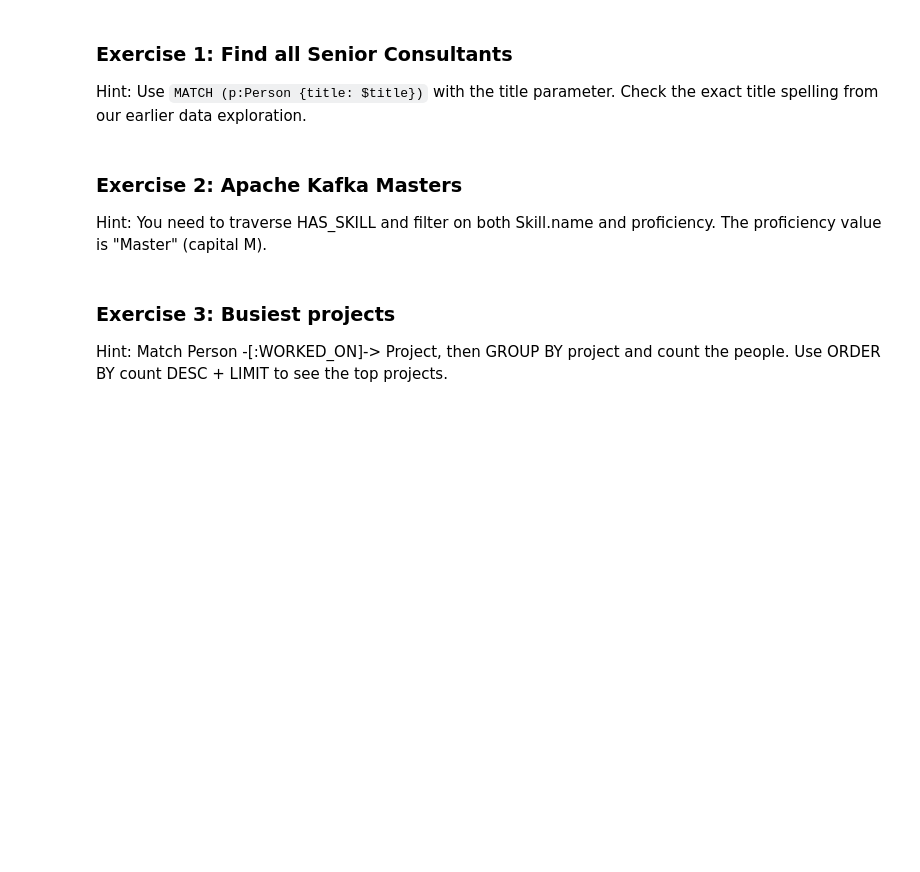
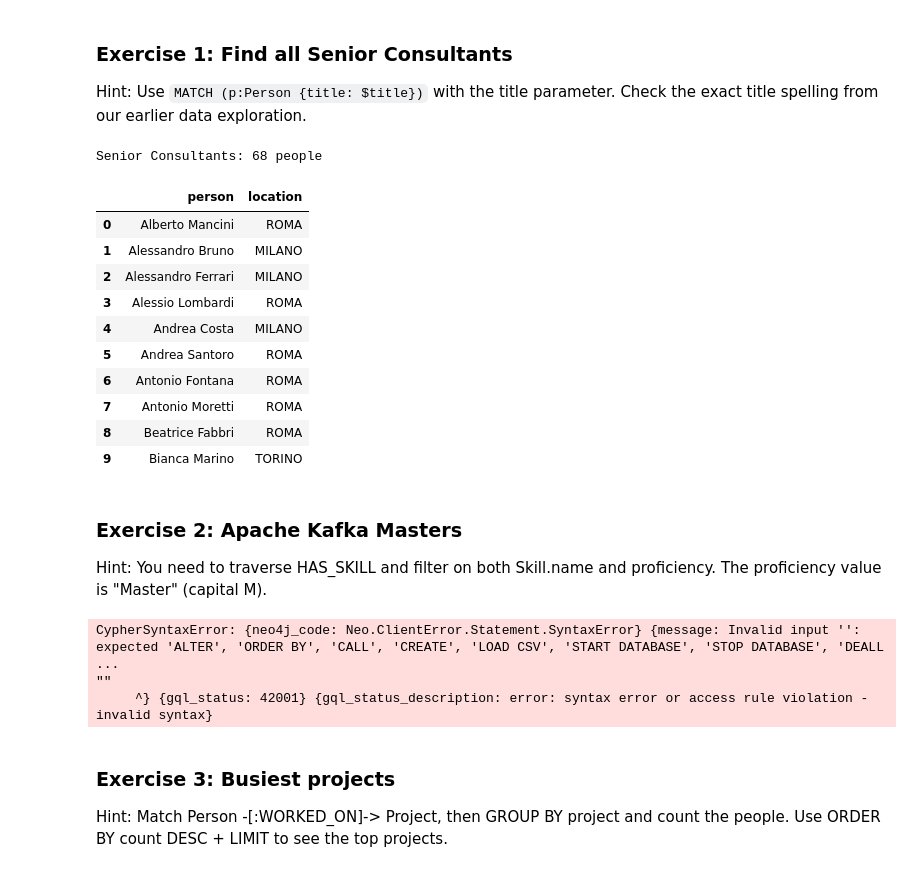
Before and after one commit to leobcc/neo4j-training-course-material, a Jupyter notebook: notebooks/session-01/session-01.ipynb, the cells around one changed output. Drawn from its saved outputs; the diff is of its cells as text; code cells hidden in the pictures; blank space fills up the shorter version.

```diff
--- a/notebooks/session-01/session-01.ipynb
+++ b/notebooks/session-01/session-01.ipynb
@@ -1138,18 +1227,31 @@ Hint: Use `MATCH (p:Person {title: $title})` with the title parameter. Check the
 # %%
 # Exercise 1: Find all Senior Consultants
 # Hint: The title is "SENIOR CONSULTANT" (all caps, as stored in the graph)
 # Expected: ~30 people
 
 with driver.session() as session:
     result = session.run("""
-        # Write your query here
+        // Write your query here
         MATCH (p:Person {title: $title})
         RETURN p.name AS person, p.location AS location
         ORDER BY p.name
     """, title="SENIOR CONSULTANT")
     df = pd.DataFrame(result.data())
 print(f"Senior Consultants: {len(df)} people")
 display(df.head(10))
+# %% [output]
+Senior Consultants: 68 people
+|  | person | location |
+| 0 | Alberto Mancini | ROMA |
+| 1 | Alessandro Bruno | MILANO |
+| 2 | Alessandro Ferrari | MILANO |
+| 3 | Alessio Lombardi | ROMA |
+| 4 | Andrea Costa | MILANO |
+| 5 | Andrea Santoro | ROMA |
+| 6 | Antonio Fontana | ROMA |
+| 7 | Antonio Moretti | ROMA |
+| 8 | Beatrice Fabbri | ROMA |
+| 9 | Bianca Marino | TORINO |
 # %% [markdown]
 ### Exercise 2: Apache Kafka Masters
 
@@ -1162,10 +1264,14 @@ Hint: You need to traverse HAS_SKILL and filter on both Skill.name and proficien
 
 with driver.session() as session:
     result = session.run("""
-        # Write your query here
+        // Write your query here
     """)
     df = pd.DataFrame(result.data())
 display(df)
+# %% [output]
+CypherSyntaxError: {neo4j_code: Neo.ClientError.Statement.SyntaxError} {message: Invalid input '': expected 'ALTER', 'ORDER BY', 'CALL', 'CREATE', 'LOAD CSV', 'START DATABASE', 'STOP DATABASE', 'DEALL ...
+""
+     ^} {gql_status: 42001} {gql_status_description: error: syntax error or access rule violation - invalid syntax}
 # %% [markdown]
 ### Exercise 3: Busiest projects
 
```
Also changed, not shown: parts of 22 cells of this notebook, 1 other file.
